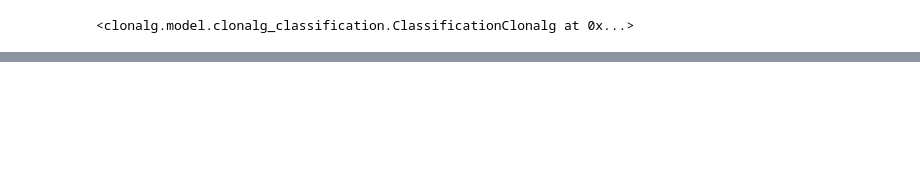
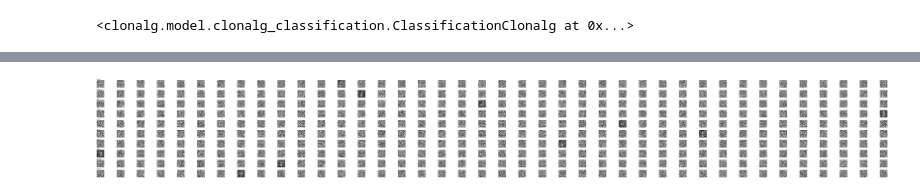
Before and after one commit to pawlowiczf/Computational-Intelligence, a Jupyter notebook: clonalg/experiments/classification/mnist.ipynb, the cells around one changed output, grey strips where cells are left out. Saved outputs shown, nothing was run; the diff lists cells and outputs as text; code cells hidden in the pictures; blank space fills up the shorter version.

```diff
--- a/clonalg/experiments/classification/mnist.ipynb
+++ b/clonalg/experiments/classification/mnist.ipynb
@@ -94,0 +95,15 @@ plt.show()
+# %%
+classifier = ClassificationClonalg(
+    n_classes=10,
+    population_size=150,
+    clone_factor=0.5,
+    n_select=20,
+    n_replace=0,
+    n_generations=100,
+    memory_size=40,
+    rho=1.5,
+    bounds=(0, 1),
+    heuristic_init=False
+)
+# %%
+classifier.fit(X_train, y_train) # 22minuty
@@ -94,0 +132,30 @@ plt.show()
+# %%
+import matplotlib.pyplot as plt
+
+IMG_SHAPE = (28, 28)
+N_CELLS_TO_SHOW = 40
+
+fig, axes = plt.subplots(
+    classifier.n_classes,
+    N_CELLS_TO_SHOW,
+    figsize=(120, 1.5 * classifier.n_classes)
+)
+
+for label in range(classifier.n_classes):
+    memory_matrix = classifier.models[label]
+
+    for i in range(N_CELLS_TO_SHOW):
+        ax = axes[label, i]
+        if i < len(memory_matrix):
+            img = memory_matrix[i].reshape(IMG_SHAPE)
+            ax.imshow(img, cmap='gray')
+
+        ax.axis('off')
+
+        if i == 0:
+            ax.set_title(f"Label: {label}", fontsize=12, loc='left')
+
+plt.tight_layout()
+plt.show()
+# %% [output]
+[figure, added]
```
Also changed, not shown: parts of 5 cells of this notebook, 5 other files.
